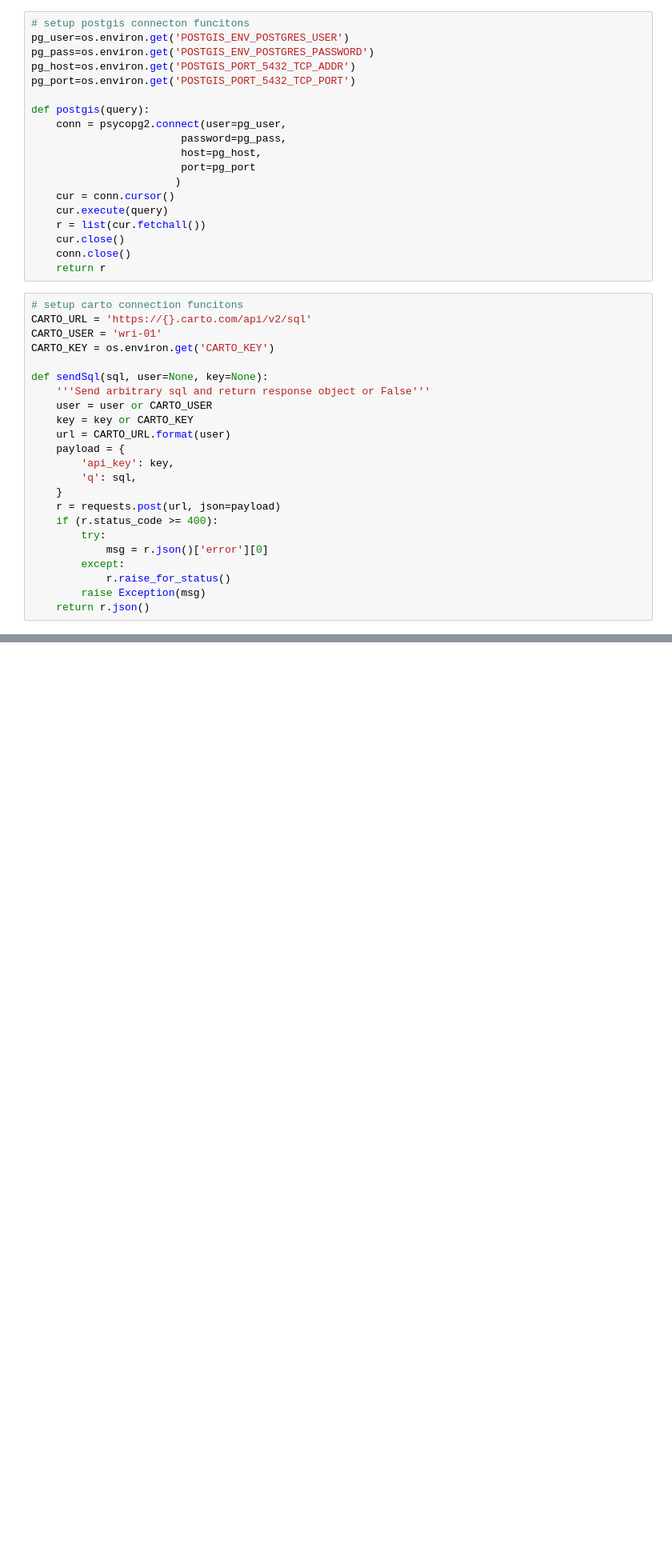
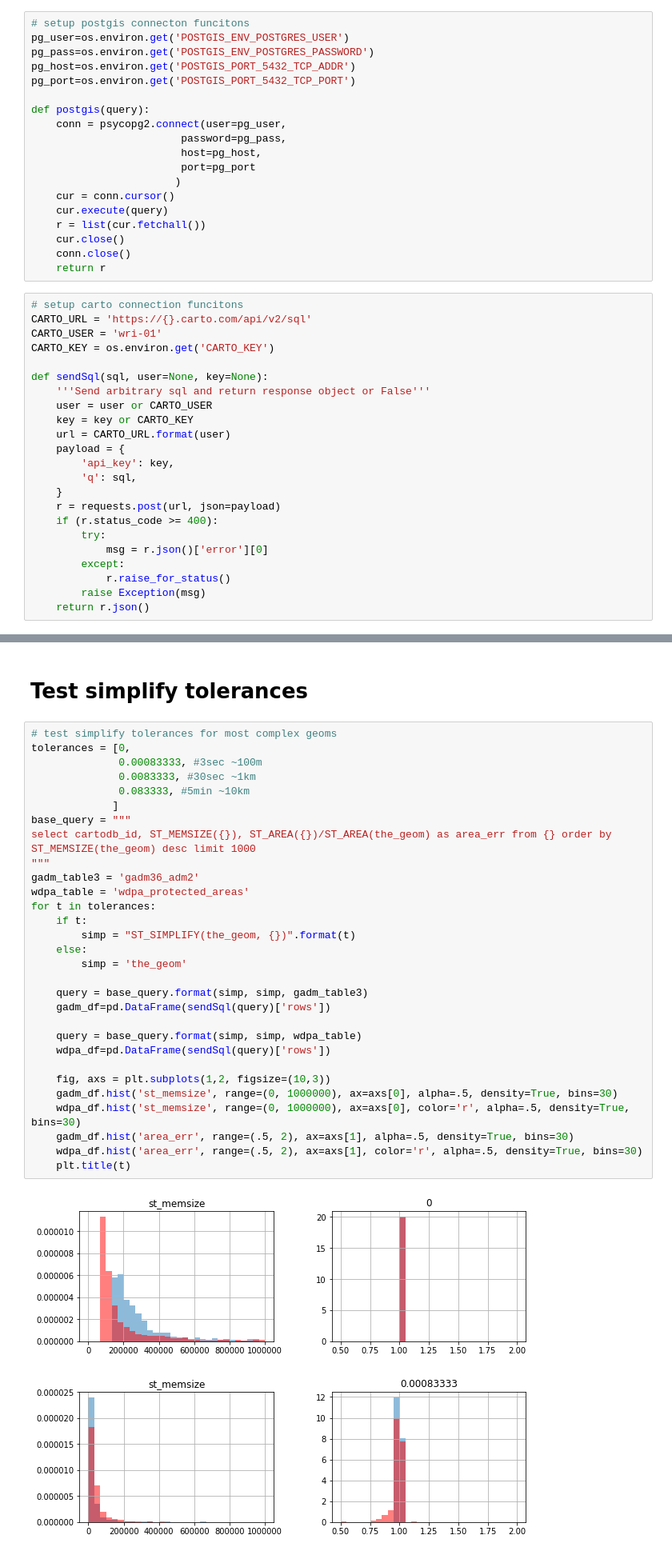
Before and after one commit to fgassert/eeNotebooks, a Jupyter notebook: notebooks/postgis test.ipynb, the cells around one changed output, grey strips where cells are left out. Shown at 80% size. Saved outputs shown, nothing was run; the diff lists cells and outputs as text; blank space fills up the shorter version.

Commit message:
profiling tests

```diff
--- a/notebooks/postgis test.ipynb
+++ b/notebooks/postgis test.ipynb
@@ -52,0 +71,35 @@ def sendSql(sql, user=None, key=None):
+# %% [markdown]
+# Test simplify tolerances
+# %%
+# test simplify tolerances for most complex geoms
+tolerances = [0,
+              0.00083333, #3sec ~100m
+              0.0083333, #30sec ~1km
+              0.083333, #5min ~10km
+             ]
+base_query = """
+select cartodb_id, ST_MEMSIZE({}), ST_AREA({})/ST_AREA(the_geom) as area_err from {} order by ST_MEMSIZE(the_geom) desc limit 1000
+"""
+gadm_table3 = 'gadm36_adm2'
+wdpa_table = 'wdpa_protected_areas'
+for t in tolerances:
+    if t:
+        simp = "ST_SIMPLIFY(the_geom, {})".format(t)
+    else:
+        simp = 'the_geom'
+
+    query = base_query.format(simp, simp, gadm_table3)
+    gadm_df=pd.DataFrame(sendSql(query)['rows'])
+
+    query = base_query.format(simp, simp, wdpa_table)
+    wdpa_df=pd.DataFrame(sendSql(query)['rows'])
+
+    fig, axs = plt.subplots(1,2, figsize=(10,3))
+    gadm_df.hist('st_memsize', range=(0, 1000000), ax=axs[0], alpha=.5, density=True, bins=30)
+    wdpa_df.hist('st_memsize', range=(0, 1000000), ax=axs[0], color='r', alpha=.5, density=True, bins=30)
+    gadm_df.hist('area_err', range=(.5, 2), ax=axs[1], alpha=.5, density=True, bins=30)
+    wdpa_df.hist('area_err', range=(.5, 2), ax=axs[1], color='r', alpha=.5, density=True, bins=30)
+    plt.title(t)
+# %% [output]
+[figure, added]
+[figure, added]
```
Also changed, not shown: parts of 15 cells of this notebook, 1 other file.
